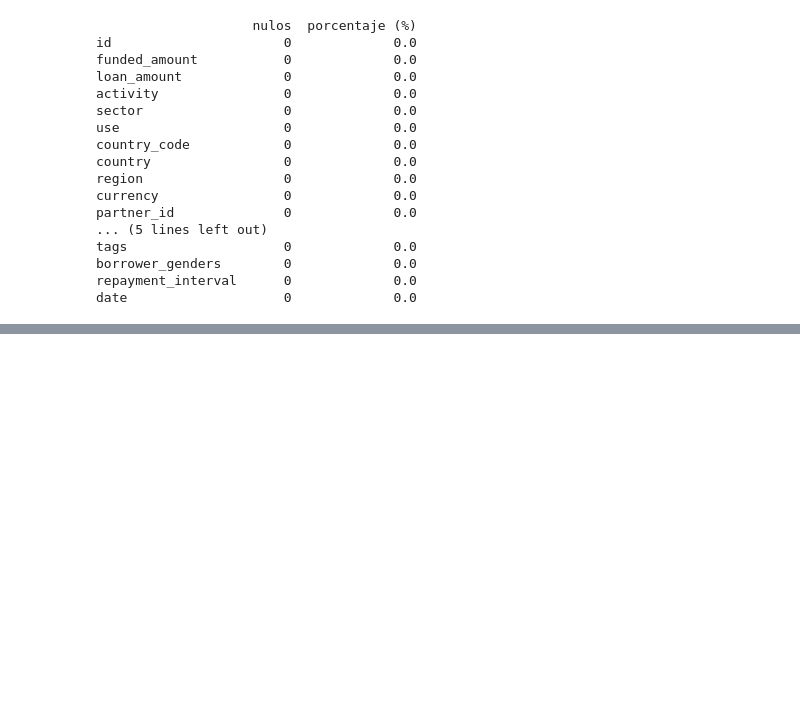
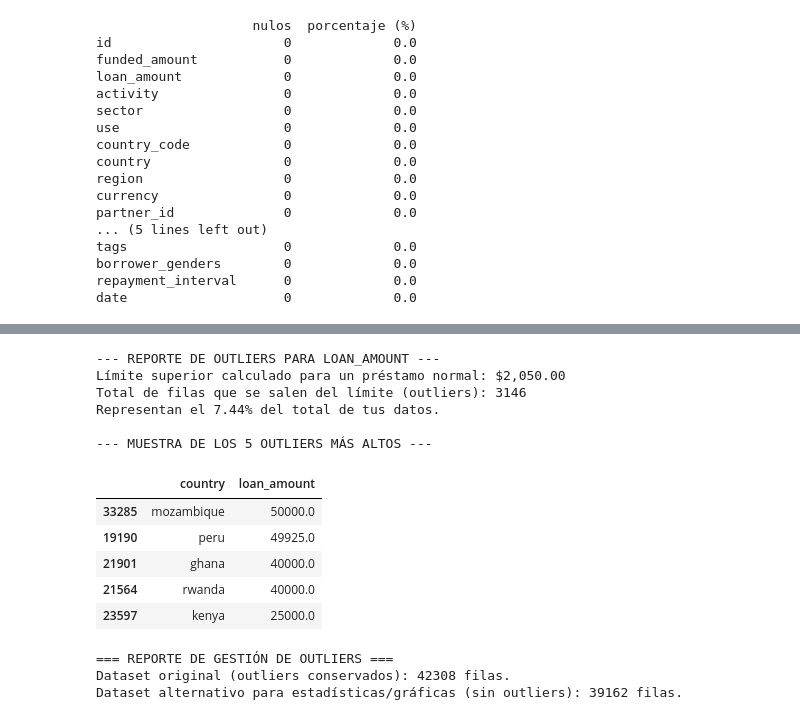
Before and after one commit to Bootcamp-DA-P3/Python-Analisis_Diego-Ramon, a Jupyter notebook: LimpiezaR.ipynb, the cells around one changed output, grey strips where cells are left out. Saved outputs shown, nothing was run; the diff lists cells and outputs as text; code cells hidden in the pictures; blank space fills up the shorter version.

```diff
--- a/LimpiezaR.ipynb
+++ b/LimpiezaR.ipynb
@@ -178,0 +258,59 @@ df.to_csv('kiva_loans_clean.csv', index=False)
+# %%
+# ==============================================================================
+# ETAPA: DETECCIÓN DE OUTLIERS (VALORES ATÍPICOS) USANDO EL MÉTODO IQR
+# ==============================================================================
+
+# 1. Calcular los cuartiles 25% y 75% de la columna loan_amount
+Q1 = df['loan_amount'].quantile(0.25)
+Q3 = df['loan_amount'].quantile(0.75)
+IQR = Q3 - Q1
+
+# 2. Definir los límites matemáticos para valores aceptables
+limite_inferior = Q1 - 1.5 * IQR
+limite_superior = Q3 + 1.5 * IQR
+
+# 3. Filtrar el DataFrame para identificar cuáles registros son outliers
+outliers = df[(df['loan_amount'] < limite_inferior) | (df['loan_amount'] > limite_superior)]
+
+print(f"--- REPORTE DE OUTLIERS PARA LOAN_AMOUNT ---")
+print(f"Límite superior calculado para un préstamo normal: ${limite_superior:,.2f}")
+print(f"Total de filas que se salen del límite (outliers): {len(outliers)}")
+print(f"Representan el {len(outliers) / len(df) * 100:.2f}% del total de tus datos.")
+
+print("\n--- MUESTRA DE LOS 5 OUTLIERS MÁS ALTOS ---")
+display(outliers[['country', 'loan_amount']].sort_values(by='loan_amount', ascending=False).head(5))
+# %% [output]
+--- REPORTE DE OUTLIERS PARA LOAN_AMOUNT ---
+Límite superior calculado para un préstamo normal: $2,050.00
+Total de filas que se salen del límite (outliers): 3146
+Representan el 7.44% del total de tus datos.
+
+--- MUESTRA DE LOS 5 OUTLIERS MÁS ALTOS ---
+|  | country | loan_amount |
+| 33285 | mozambique | 50000.0 |
+| 19190 | peru | 49925.0 |
+| 21901 | ghana | 40000.0 |
+| 21564 | rwanda | 40000.0 |
+| 23597 | kenya | 25000.0 |
+# %%
+# ==============================================================================
+# ETAPA: GESTIÓN Y DOCUMENTACIÓN DE OUTLIERS
+# Decisión: Se CONSERVAN los outliers debido a la naturaleza del negocio.
+# ==============================================================================
+
+# Justificación: Al revisar los 3,146 outliers detectados, vemos que los montos máximos
+# (como el préstamo de $50,000 en Mozambique) corresponden a la realidad de la plataforma Kiva.
+# Estos montos altos representan financiamientos a cooperativas o proyectos grupales legítimos,
+# por lo que eliminarlos sesgaría el análisis real de los créditos otorgados.
+
+# Para cumplir con la instrucción, mantenemos el dataset original intacto,
+# pero dejamos creada una variable alternativa sin outliers por si se requiere para gráficas:
+df_sin_outliers = df[(df['loan_amount'] >= limite_inferior) & (df['loan_amount'] <= limite_superior)]
+
+print("=== REPORTE DE GESTIÓN DE OUTLIERS ===")
+print(f"Dataset original (outliers conservados): {df.shape[0]} filas.")
+print(f"Dataset alternativo para estadísticas/gráficas (sin outliers): {df_sin_outliers.shape[0]} filas.")
+# %% [output]
+=== REPORTE DE GESTIÓN DE OUTLIERS ===
+Dataset original (outliers conservados): 42308 filas.
+Dataset alternativo para estadísticas/gráficas (sin outliers): 39162 filas.
```
Also changed, not shown: parts of 6 cells of this notebook.
